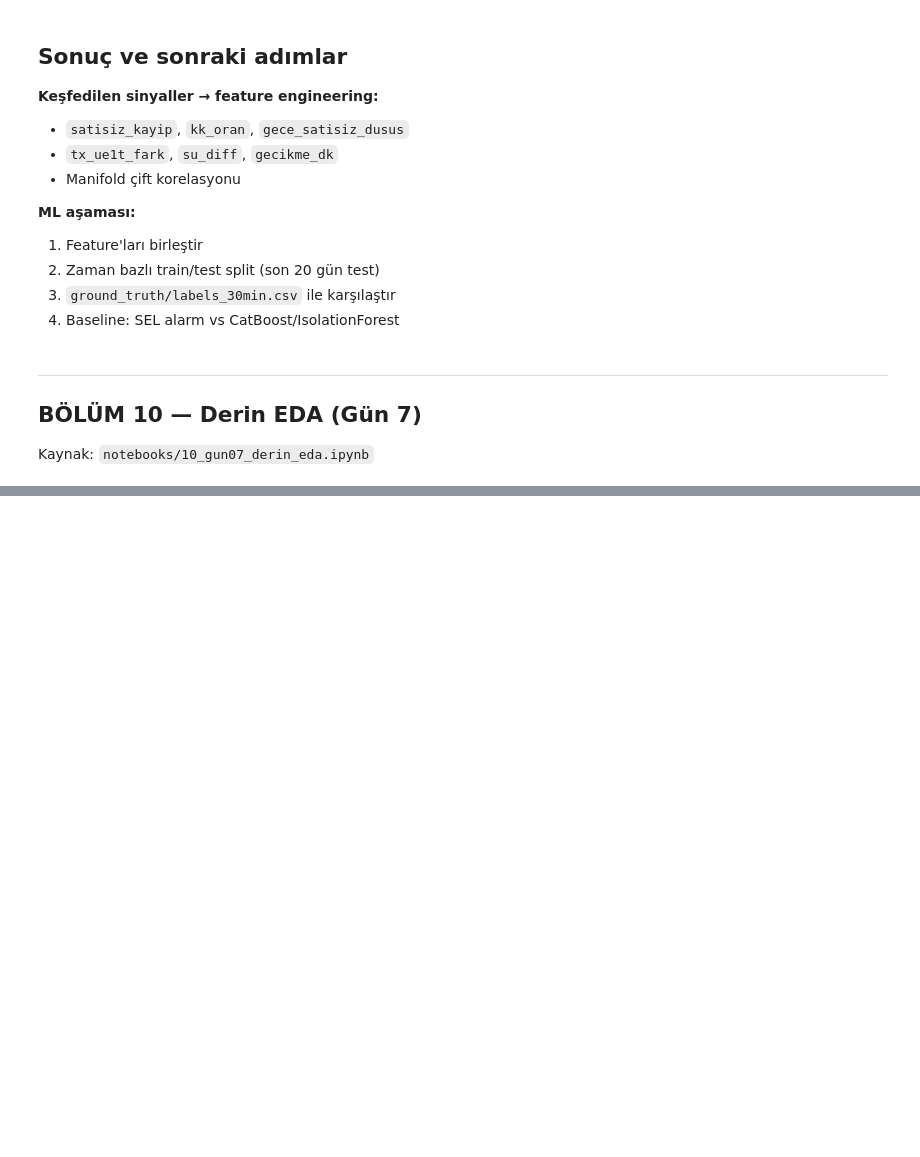
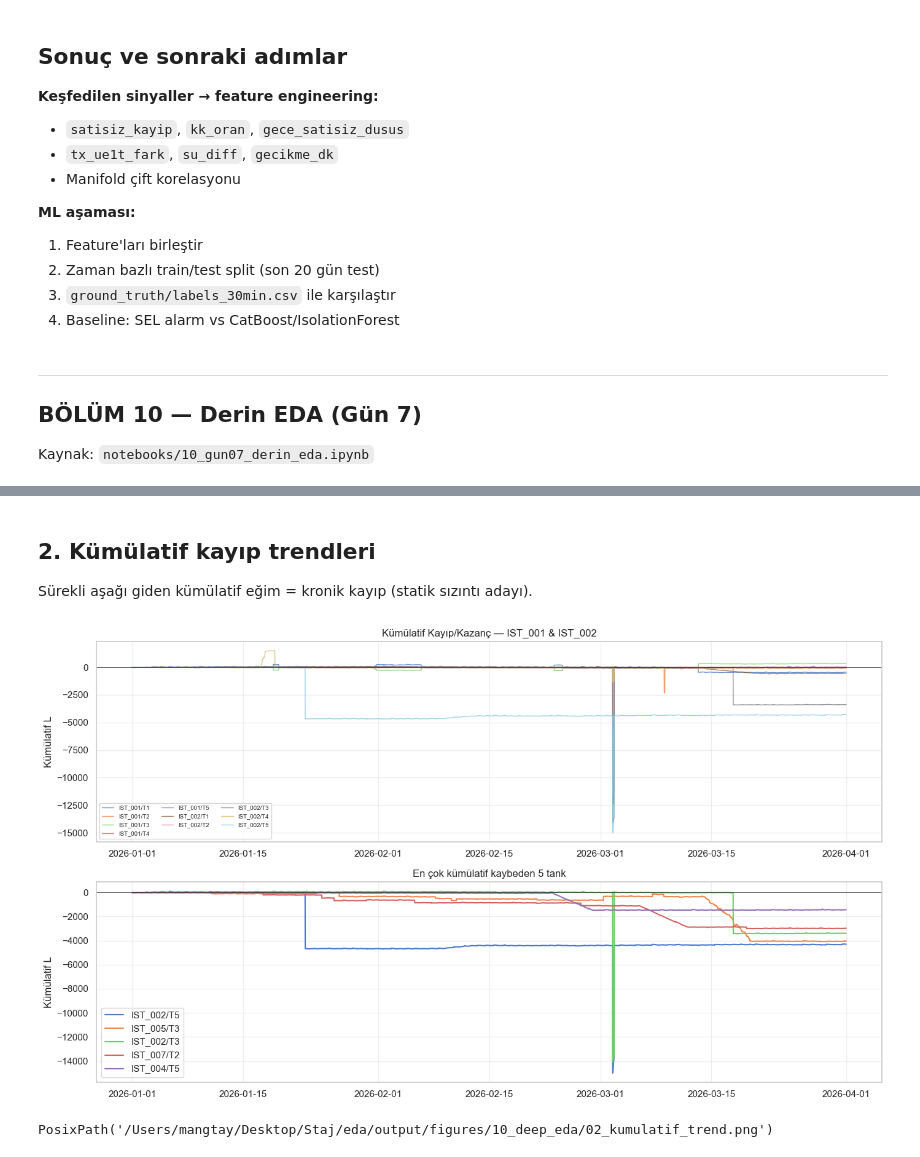
Before and after one commit to EdipMangtay/Turpak_Staj, a Jupyter notebook: eda/EDA_Master.ipynb, the cells around one changed output, grey strips where cells are left out. Cells and saved outputs as stored; diff of their text form; code cells hidden in the pictures; blank space fills up the shorter version.

```diff
--- a/eda/EDA_Master.ipynb
+++ b/eda/EDA_Master.ipynb
@@ -873,11 +1294,0 @@ Birkaç tankı üst üste çizip karşılaştırıyoruz.
-# %%
-fig, ax = plt.subplots(figsize=(12, 5))
-for (st, tk), g in ue.groupby(['istasyon_kodu','tank_no']):
-    if st in ('IST_001','IST_002') :
-        g = g.sort_values('saat_1')
-        ax.plot(g['saat_1'], g['kumulatif_kayip_kazanc'], lw=1, label=f'{st}/T{tk}')
-ax.axhline(0, color='k', lw=0.5)
-ax.set_title('Kümülatif Kayıp/Kazanç trendleri')
-ax.set_ylabel('Kümülatif L'); ax.legend(fontsize=8, ncol=2)
-plt.xticks(rotation=30); plt.tight_layout(); set_section('10_deep_eda')
-save_fig(name='10_deep_eda_02')
@@ -956,0 +1456,32 @@ print(inv.isna().sum()[inv.isna().sum()>0].to_string())
+# %% [markdown]
+## 2. Kümülatif kayıp trendleri
+
+Sürekli aşağı giden kümülatif eğim = kronik kayıp (statik sızıntı adayı).
+# %%
+fig, axes = plt.subplots(2, 1, figsize=(14, 8), sharex=False)
+
+# IST_001 ve IST_002 — tüm tanklar
+ax = axes[0]
+for (st, tk), g in ue.groupby(['istasyon_kodu','tank_no']):
+    if st in ('IST_001', 'IST_002'):
+        g = g.sort_values('saat_1')
+        ax.plot(g['saat_1'], g['kumulatif_kayip_kazanc'], lw=1, label=f'{st}/T{tk}', alpha=0.8)
+ax.axhline(0, color='k', lw=0.5)
+ax.set_title('Kümülatif Kayıp/Kazanç — IST_001 & IST_002')
+ax.set_ylabel('Kümülatif L'); ax.legend(fontsize=7, ncol=3)
+
+# En çok kümülatif kaybeden 5 tank
+ax = axes[1]
+son = ue.sort_values('saat_1').groupby(['istasyon_kodu','tank_no']).last()
+top5 = son.nsmallest(5, 'kumulatif_kayip_kazanc')
+for (st, tk), _ in top5.iterrows():
+    g = ue[(ue.istasyon_kodu==st) & (ue.tank_no==tk)].sort_values('saat_1')
+    ax.plot(g['saat_1'], g['kumulatif_kayip_kazanc'], lw=1.5, label=f'{st}/T{tk}')
+ax.axhline(0, color='k', lw=0.5)
+ax.set_title('En çok kümülatif kaybeden 5 tank')
+ax.set_ylabel('Kümülatif L'); ax.legend()
+plt.tight_layout()
+set_section('10_deep_eda'); save_fig(name='02_kumulatif_trend')
+# %% [output]
+[figure, added]
+PosixPath('/Users/mangtay/Desktop/Staj/eda/output/figures/10_deep_eda/02_kumulatif_trend.png')
```
Also changed, not shown: parts of 94 cells of this notebook, 58 other files.
